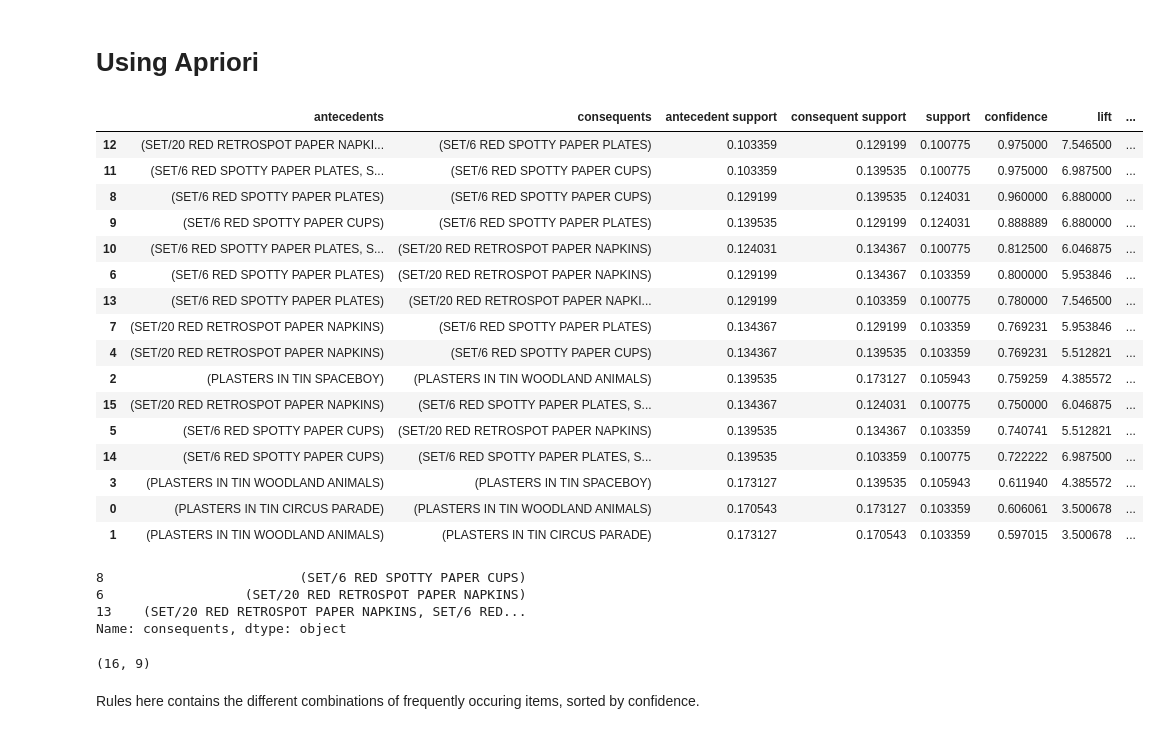
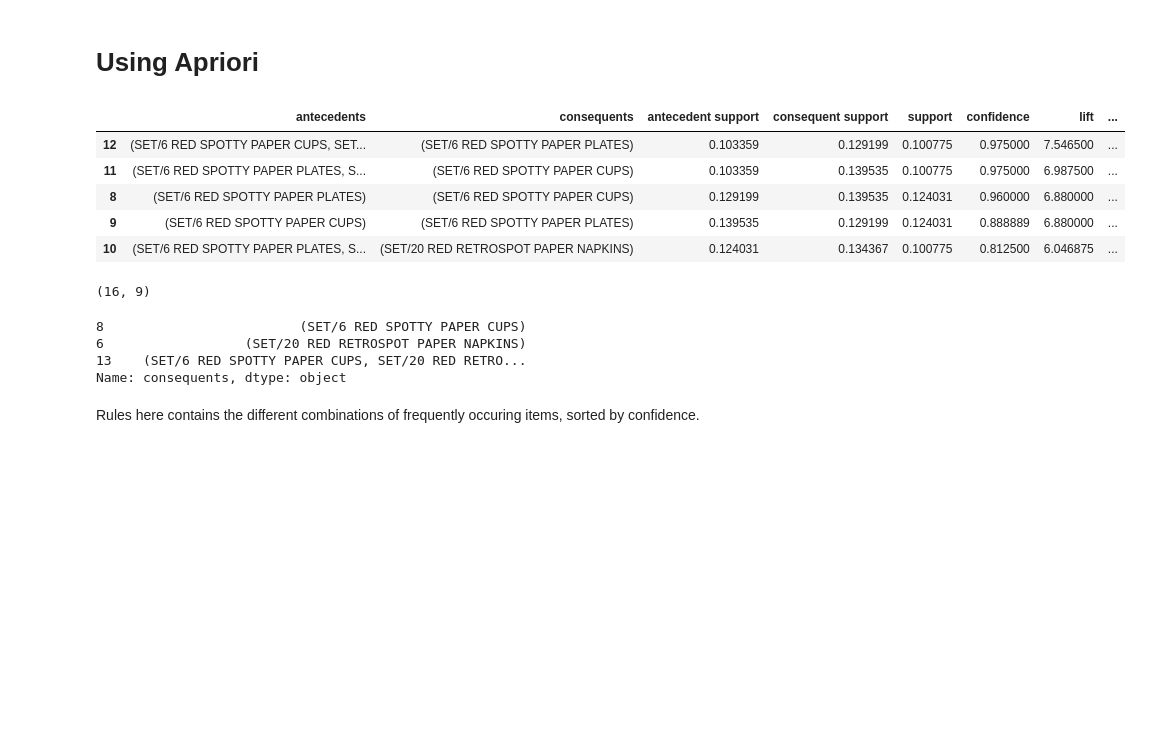
Before and after one commit to r567v/Apriori-on-Online-transactions, a Jupyter notebook: Apriori.ipynb, the cells around one changed output. Drawn from its saved outputs; the diff is of its cells as text; code cells hidden in the pictures; blank space fills up the shorter version.

```diff
--- a/Apriori.ipynb
+++ b/Apriori.ipynb
@@ -157,41 +165,34 @@ basket_France.head()
 frq_items = apriori(basket_France, min_support = 0.1, use_colnames = True)
 
 # Collecting the inferred rules in a dataframe
-rules = association_rules(frq_items, metric ="lift", min_threshold = 1)
-rules = rules.sort_values(['confidence', 'lift'], ascending =[False, False])
+rules_france = association_rules(frq_items, metric ="lift", min_threshold = 1)
+rules_france = rules_france.sort_values(['confidence', 'lift'], ascending =[False, False])
 # %%
-rules
+rules_france.head()
 # %% [output]
 |  | antecedents | consequents | antecedent support | consequent support | support | confidence | lift | ... |
-| 12 | (SET/20 RED RETROSPOT PAPER NAPKI... | (SET/6 RED SPOTTY PAPER PLATES) | 0.103359 | 0.129199 | 0.100775 | 0.975000 | 7.546500 | ... |
+| 12 | (SET/6 RED SPOTTY PAPER CUPS, SET... | (SET/6 RED SPOTTY PAPER PLATES) | 0.103359 | 0.129199 | 0.100775 | 0.975000 | 7.546500 | ... |
 | 11 | (SET/6 RED SPOTTY PAPER PLATES, S... | (SET/6 RED SPOTTY PAPER CUPS) | 0.103359 | 0.139535 | 0.100775 | 0.975000 | 6.987500 | ... |
 | 8 | (SET/6 RED SPOTTY PAPER PLATES) | (SET/6 RED SPOTTY PAPER CUPS) | 0.129199 | 0.139535 | 0.124031 | 0.960000 | 6.880000 | ... |
 | 9 | (SET/6 RED SPOTTY PAPER CUPS) | (SET/6 RED SPOTTY PAPER PLATES) | 0.139535 | 0.129199 | 0.124031 | 0.888889 | 6.880000 | ... |
 | 10 | (SET/6 RED SPOTTY PAPER PLATES, S... | (SET/20 RED RETROSPOT PAPER NAPKINS) | 0.124031 | 0.134367 | 0.100775 | 0.812500 | 6.046875 | ... |
-| 6 | (SET/6 RED SPOTTY PAPER PLATES) | (SET/20 RED RETROSPOT PAPER NAPKINS) | 0.129199 | 0.134367 | 0.103359 | 0.800000 | 5.953846 | ... |
-| 13 | (SET/6 RED SPOTTY PAPER PLATES) | (SET/20 RED RETROSPOT PAPER NAPKI... | 0.129199 | 0.103359 | 0.100775 | 0.780000 | 7.546500 | ... |
-| 7 | (SET/20 RED RETROSPOT PAPER NAPKINS) | (SET/6 RED SPOTTY PAPER PLATES) | 0.134367 | 0.129199 | 0.103359 | 0.769231 | 5.953846 | ... |
-| 4 | (SET/20 RED RETROSPOT PAPER NAPKINS) | (SET/6 RED SPOTTY PAPER CUPS) | 0.134367 | 0.139535 | 0.103359 | 0.769231 | 5.512821 | ... |
-| 2 | (PLASTERS IN TIN SPACEBOY) | (PLASTERS IN TIN WOODLAND ANIMALS) | 0.139535 | 0.173127 | 0.105943 | 0.759259 | 4.385572 | ... |
-| 15 | (SET/20 RED RETROSPOT PAPER NAPKINS) | (SET/6 RED SPOTTY PAPER PLATES, S... | 0.134367 | 0.124031 | 0.100775 | 0.750000 | 6.046875 | ... |
-| 5 | (SET/6 RED SPOTTY PAPER CUPS) | (SET/20 RED RETROSPOT PAPER NAPKINS) | 0.139535 | 0.134367 | 0.103359 | 0.740741 | 5.512821 | ... |
-| 14 | (SET/6 RED SPOTTY PAPER CUPS) | (SET/6 RED SPOTTY PAPER PLATES, S... | 0.139535 | 0.103359 | 0.100775 | 0.722222 | 6.987500 | ... |
-| 3 | (PLASTERS IN TIN WOODLAND ANIMALS) | (PLASTERS IN TIN SPACEBOY) | 0.173127 | 0.139535 | 0.105943 | 0.611940 | 4.385572 | ... |
-| 0 | (PLASTERS IN TIN CIRCUS PARADE) | (PLASTERS IN TIN WOODLAND ANIMALS) | 0.170543 | 0.173127 | 0.103359 | 0.606061 | 3.500678 | ... |
-| 1 | (PLASTERS IN TIN WOODLAND ANIMALS) | (PLASTERS IN TIN CIRCUS PARADE) | 0.173127 | 0.170543 | 0.103359 | 0.597015 | 3.500678 | ... |
+# %%
+rules_france.shape
+
+#rows, columns
+# %% [output]
+(16, 9)
 # %%
 Item = {'SET/6 RED SPOTTY PAPER PLATES'}
 
-rules[rules['antecedents']== Item]['consequents']
+rules_france[rules_france['antecedents']== Item]['consequents']
+
+#finding consequents for a given item
 # %% [output]
 8                         (SET/6 RED SPOTTY PAPER CUPS)
 6                  (SET/20 RED RETROSPOT PAPER NAPKINS)
-13    (SET/20 RED RETROSPOT PAPER NAPKINS, SET/6 RED...
+13    (SET/6 RED SPOTTY PAPER CUPS, SET/20 RED RETRO...
 Name: consequents, dtype: object
-# %%
-rules.shape
-# %% [output]
-(16, 9)
 # %% [markdown]
 Rules here contains the different combinations of frequently occuring items, sorted by confidence.
 # %% [markdown]
```
Also changed, not shown: parts of 42 cells of this notebook.
